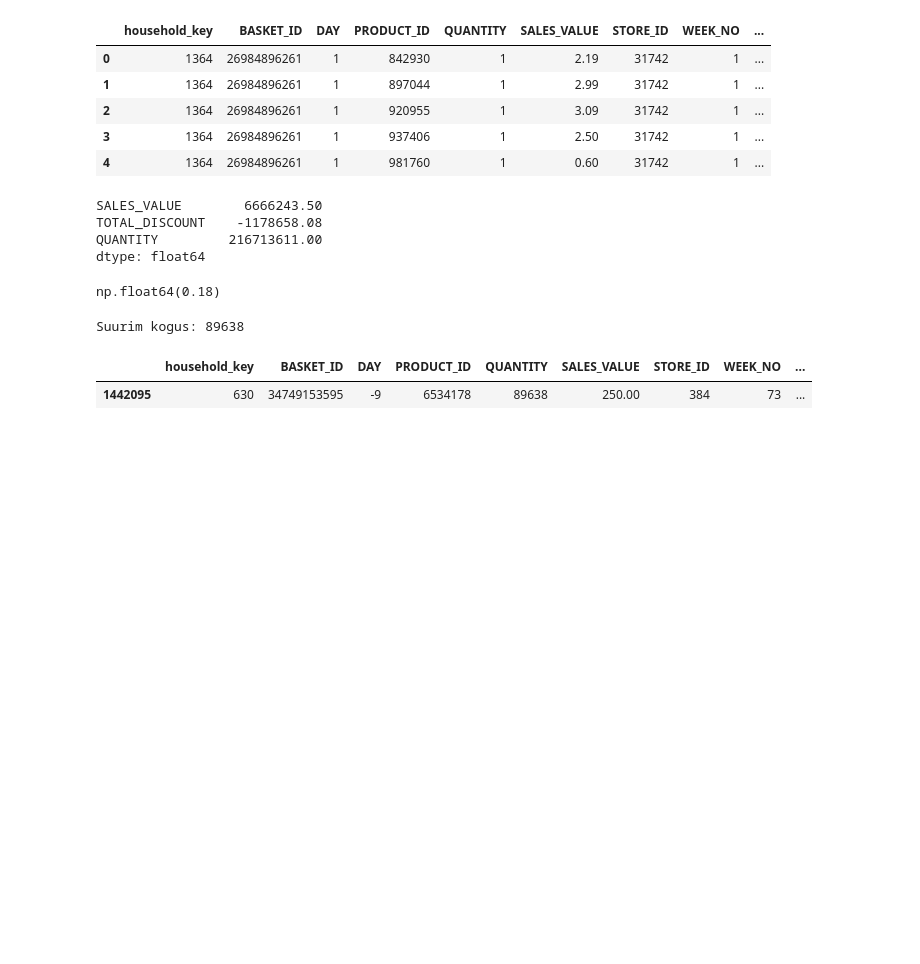
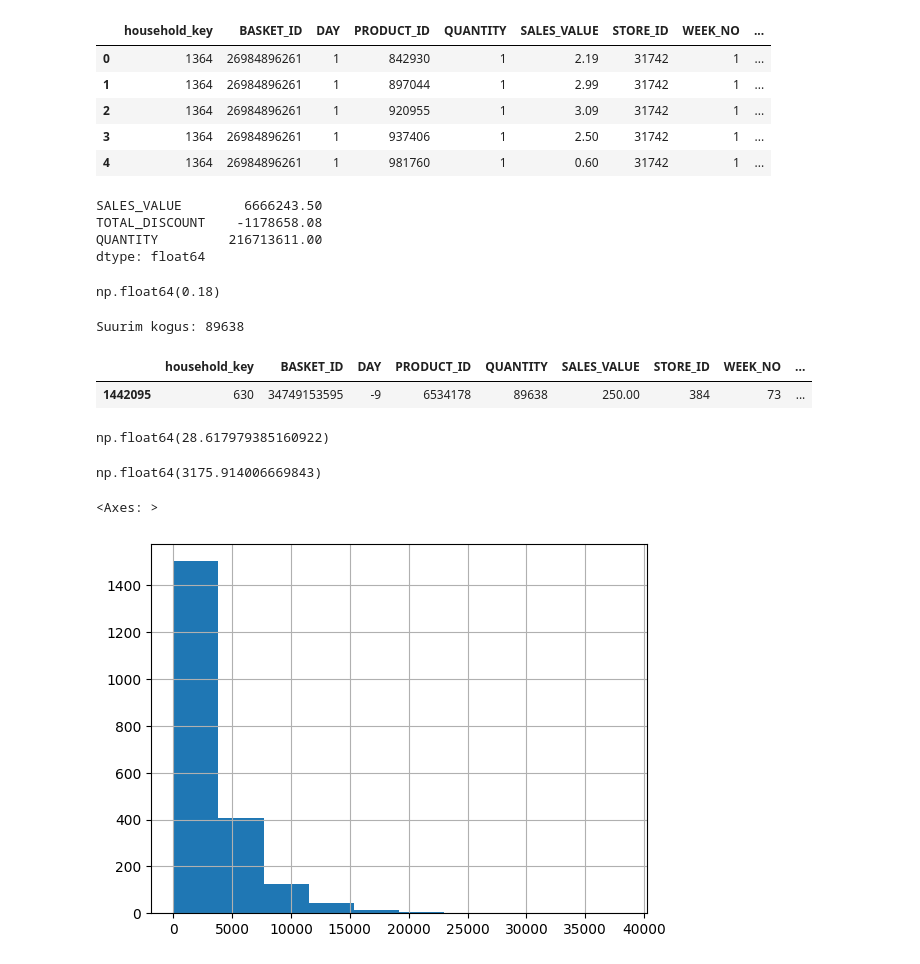
Before and after one commit to rattaseppkevin-tech/Data-Analysis, a Jupyter notebook: Data Analysis with Python and Pandas Masterclass Course/Mid Course Project/01_Mid_Course_Project.ipynb, the cells around one changed output. Cells and saved outputs as stored; diff of their text form; code cells hidden in the pictures; blank space fills up the shorter version.

```diff
--- a/Data Analysis with Python and Pandas Masterclass Course/Mid Course Project/01_Mid_Course_Project.ipynb
+++ b/Data Analysis with Python and Pandas Masterclass Course/Mid Course Project/01_Mid_Course_Project.ipynb
@@ -120,3 +121,17 @@ max_qty_row
 Suurim kogus: 89638
 |  | household_key | BASKET_ID | DAY | PRODUCT_ID | QUANTITY | SALES_VALUE | STORE_ID | WEEK_NO | ... |
 | 1442095 | 630 | 34749153595 | -9 | 6534178 | 89638 | 250.00 | 384 | 73 | ... |
+# %%
+sales["SALES_VALUE"].sum() / sales["BASKET_ID"].nunique()
+# %% [output]
+np.float64(28.617979385160922)
+# %%
+sales["SALES_VALUE"].sum() / sales["household_key"].nunique()
+# %% [output]
+np.float64(3175.914006669843)
+# %%
+household_sales = sales.groupby("household_key")["SALES_VALUE"].sum()
+household_sales.hist()
+# %% [output]
+<Axes: >
+[figure, added]
```
Also changed, not shown: parts of 6 cells of this notebook.
